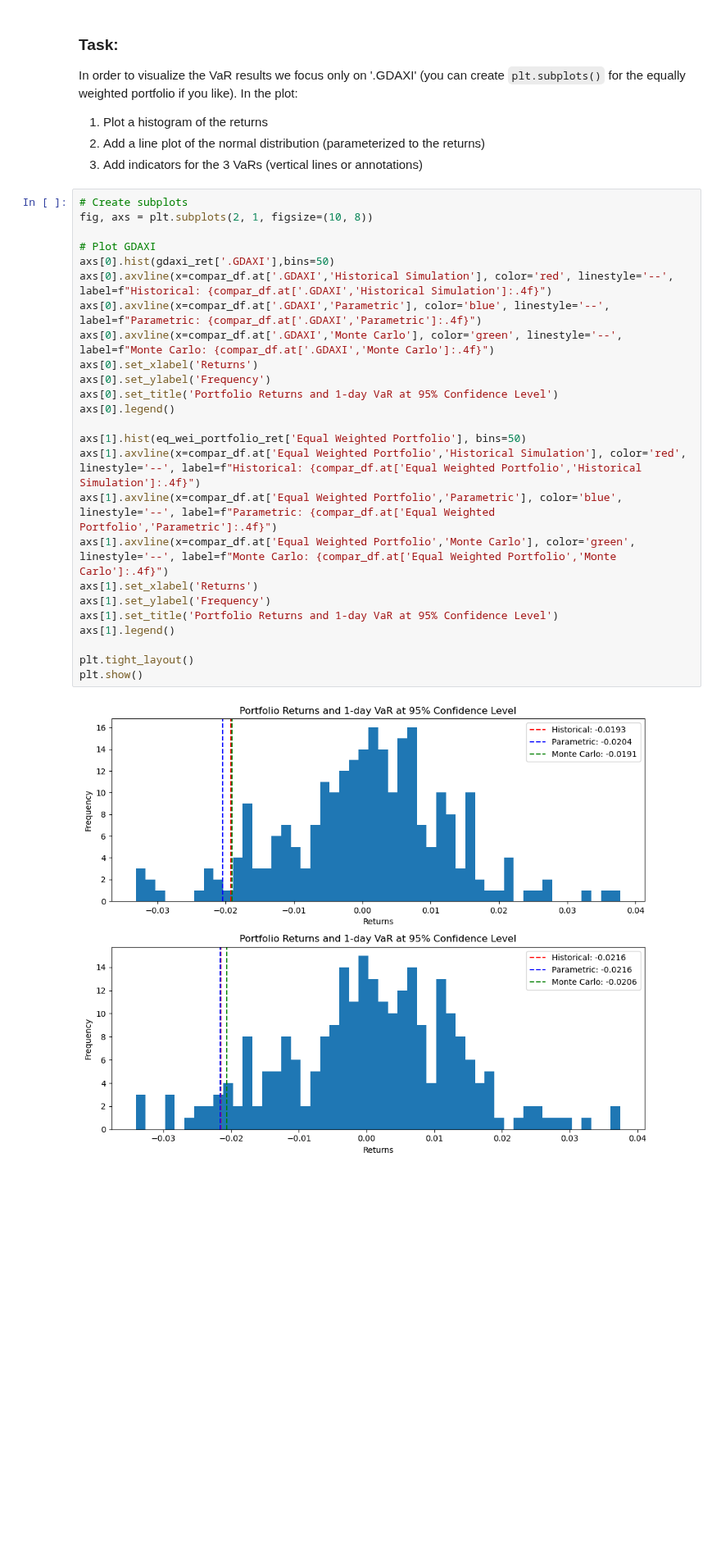
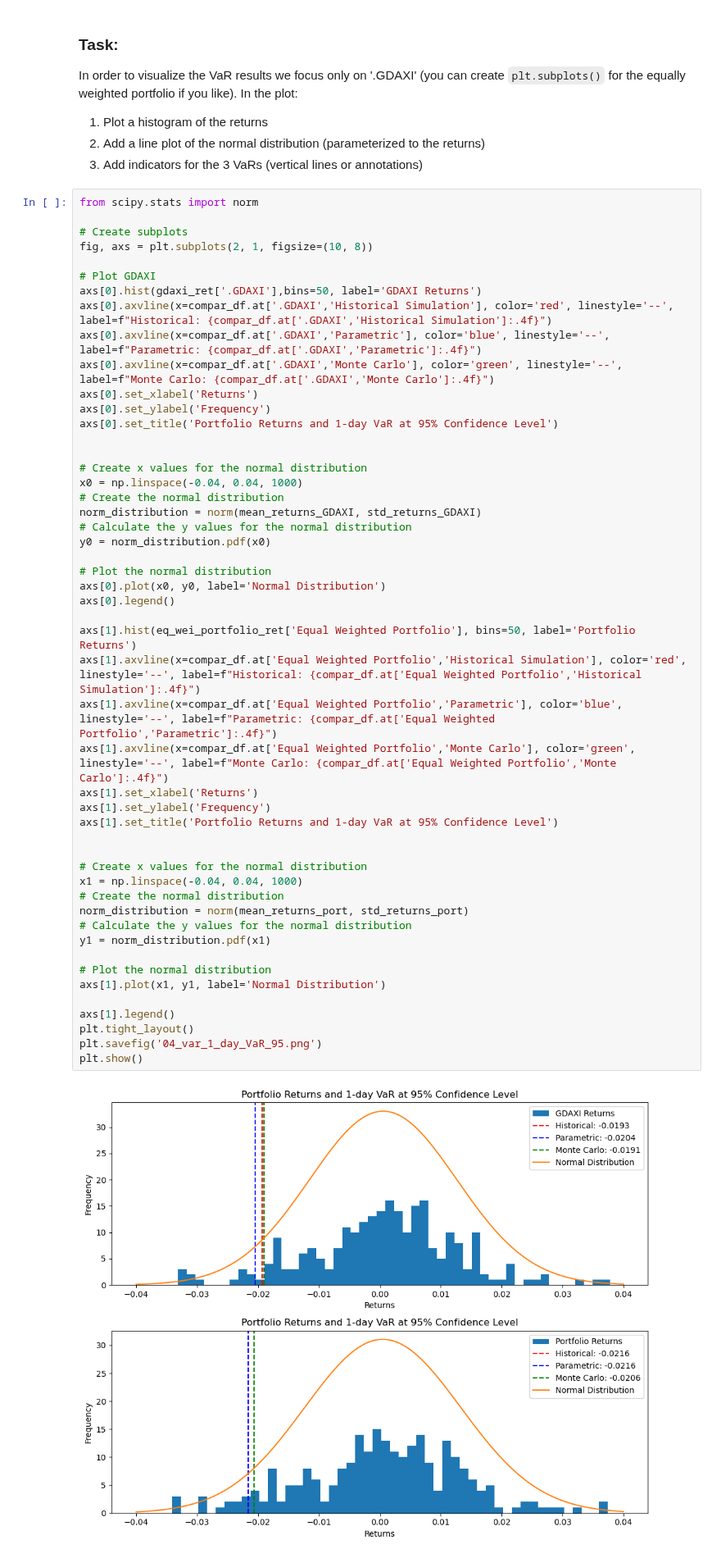
Before and after one commit to iwh-halle/fdap-2024-julian-456, a Jupyter notebook: homework/04_var.ipynb, the cells around one changed output. Shown at 82% size. Cells and saved outputs as stored; diff of their text form; blank space fills up the shorter version.

```diff
--- a/homework/04_var.ipynb
+++ b/homework/04_var.ipynb
@@ -152,29 +145,54 @@ In order to visualize the VaR results we focus only on '.GDAXI' (you can create
 2. Add a line plot of the normal distribution (parameterized to the returns)
 3. Add indicators for the 3 VaRs (vertical lines or annotations)
 # %%
+from scipy.stats import norm
+
 # Create subplots
 fig, axs = plt.subplots(2, 1, figsize=(10, 8))
 
 # Plot GDAXI
-axs[0].hist(gdaxi_ret['.GDAXI'],bins=50)
+axs[0].hist(gdaxi_ret['.GDAXI'],bins=50, label='GDAXI Returns')
 axs[0].axvline(x=compar_df.at['.GDAXI','Historical Simulation'], color='red', linestyle='--', label=f"Historical: {compar_df.at['.GDAXI','Historical Simulation']:.4f}")
 axs[0].axvline(x=compar_df.at['.GDAXI','Parametric'], color='blue', linestyle='--', label=f"Parametric: {compar_df.at['.GDAXI','Parametric']:.4f}")
 axs[0].axvline(x=compar_df.at['.GDAXI','Monte Carlo'], color='green', linestyle='--', label=f"Monte Carlo: {compar_df.at['.GDAXI','Monte Carlo']:.4f}")
 axs[0].set_xlabel('Returns')
 axs[0].set_ylabel('Frequency')
 axs[0].set_title('Portfolio Returns and 1-day VaR at 95% Confidence Level')
+
+
+# Create x values for the normal distribution
+x0 = np.linspace(-0.04, 0.04, 1000)
+# Create the normal distribution
+norm_distribution = norm(mean_returns_GDAXI, std_returns_GDAXI)
+# Calculate the y values for the normal distribution
+y0 = norm_distribution.pdf(x0)
+
+# Plot the normal distribution
+axs[0].plot(x0, y0, label='Normal Distribution')
 axs[0].legend()
 
-axs[1].hist(eq_wei_portfolio_ret['Equal Weighted Portfolio'], bins=50)
+axs[1].hist(eq_wei_portfolio_ret['Equal Weighted Portfolio'], bins=50, label='Portfolio Returns')
 axs[1].axvline(x=compar_df.at['Equal Weighted Portfolio','Historical Simulation'], color='red', linestyle='--', label=f"Historical: {compar_df.at['Equal Weighted Portfolio','Historical Simulation']:.4f}")
 axs[1].axvline(x=compar_df.at['Equal Weighted Portfolio','Parametric'], color='blue', linestyle='--', label=f"Parametric: {compar_df.at['Equal Weighted Portfolio','Parametric']:.4f}")
 axs[1].axvline(x=compar_df.at['Equal Weighted Portfolio','Monte Carlo'], color='green', linestyle='--', label=f"Monte Carlo: {compar_df.at['Equal Weighted Portfolio','Monte Carlo']:.4f}")
 axs[1].set_xlabel('Returns')
 axs[1].set_ylabel('Frequency')
 axs[1].set_title('Portfolio Returns and 1-day VaR at 95% Confidence Level')
+
+
+# Create x values for the normal distribution
+x1 = np.linspace(-0.04, 0.04, 1000)
+# Create the normal distribution
+norm_distribution = norm(mean_returns_port, std_returns_port)
+# Calculate the y values for the normal distribution
+y1 = norm_distribution.pdf(x1)
+
+# Plot the normal distribution
+axs[1].plot(x1, y1, label='Normal Distribution')
+
 axs[1].legend()
-
 plt.tight_layout()
+plt.savefig('04_var_1_day_VaR_95.png')
 plt.show()
 # %% [output]
-[figure, old version]
+[figure, new version]
```
Also changed, not shown: parts of 5 cells of this notebook, 2 other files.
